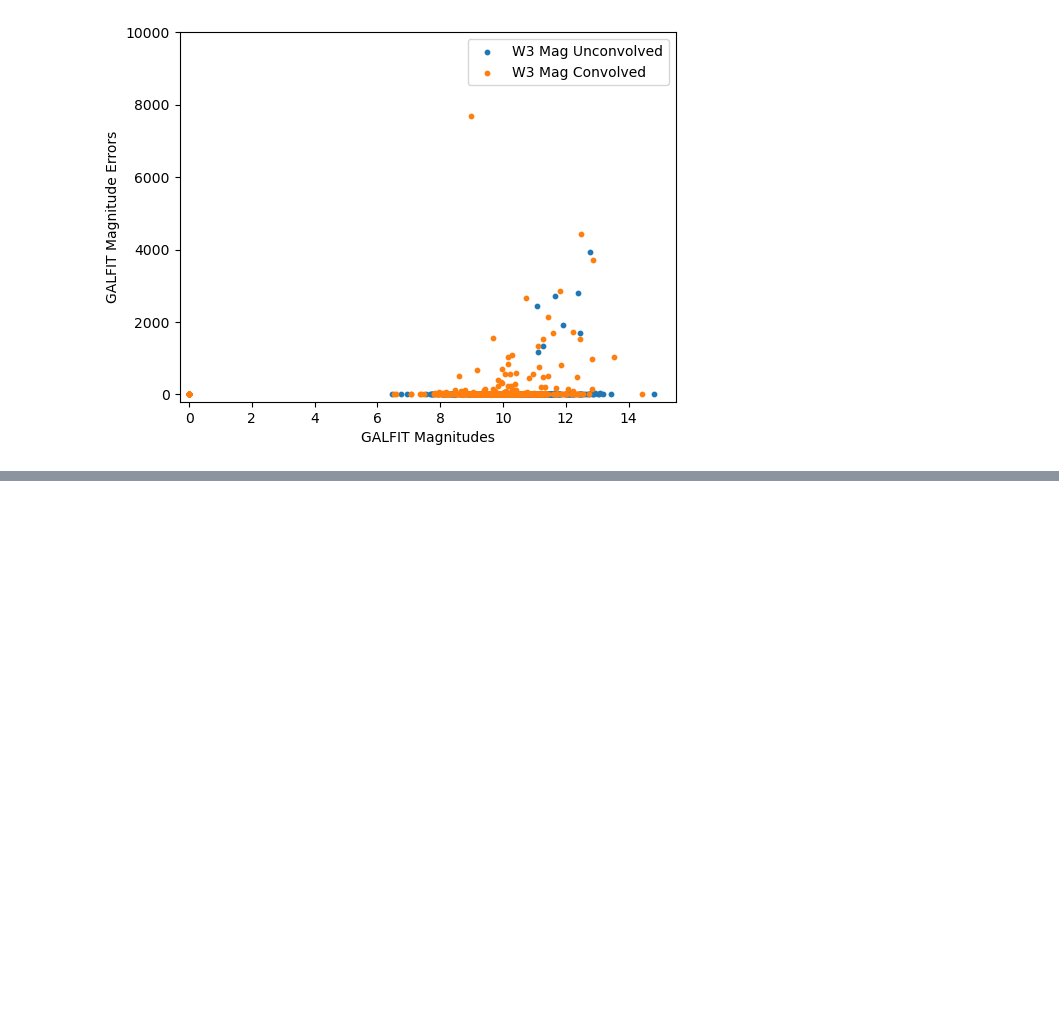
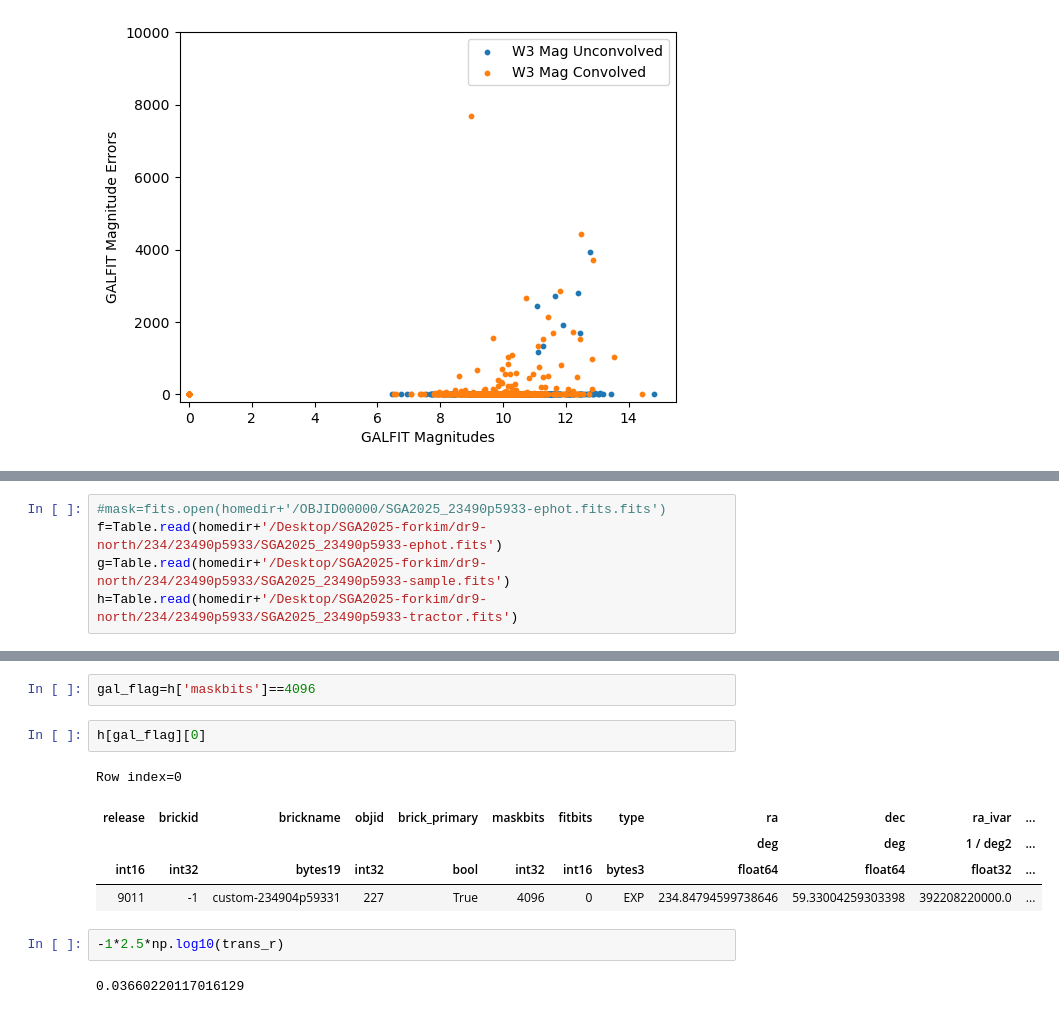
Before and after one commit to gammaspire/wisesize, a Jupyter notebook: environment_classifications/kNN_local_density.ipynb, the cells around one changed output, grey strips where cells are left out. Saved outputs shown, nothing was run; the diff lists cells and outputs as text; blank space fills up the shorter version.

```diff
--- a/environment_classifications/kNN_local_density.ipynb
+++ b/environment_classifications/kNN_local_density.ipynb
@@ -543,0 +546,5 @@ plt.ylim(-200,10000)
+# %%
+#mask=fits.open(homedir+'/OBJID00000/SGA2025_23490p5933-ephot.fits.fits')
+f=Table.read(homedir+'/Desktop/SGA2025-forkim/dr9-north/234/23490p5933/SGA2025_23490p5933-ephot.fits')
+g=Table.read(homedir+'/Desktop/SGA2025-forkim/dr9-north/234/23490p5933/SGA2025_23490p5933-sample.fits')
+h=Table.read(homedir+'/Desktop/SGA2025-forkim/dr9-north/234/23490p5933/SGA2025_23490p5933-tractor.fits')
@@ -543,0 +561,14 @@ plt.ylim(-200,10000)
+# %%
+gal_flag=h['maskbits']==4096
+# %%
+h[gal_flag][0]
+# %% [output]
+Row index=0
+| release | brickid | brickname | objid | brick_primary | maskbits | fitbits | type | ra | dec | ra_ivar | ... |
+|  |  |  |  |  |  |  |  | deg | deg | 1 / deg2 | ... |
+| int16 | int32 | bytes19 | int32 | bool | int32 | int16 | bytes3 | float64 | float64 | float32 | ... |
+| 9011 | -1 | custom-234904p59331 | 227 | True | 4096 | 0 | EXP | 234.84794599738646 | 59.33004259303398 | 392208220000.0 | ... |
+# %%
+-1*2.5*np.log10(trans_r)
+# %% [output]
+0.03660220117016129
```
Also changed, not shown: parts of 4 cells of this notebook, 14 other files.
